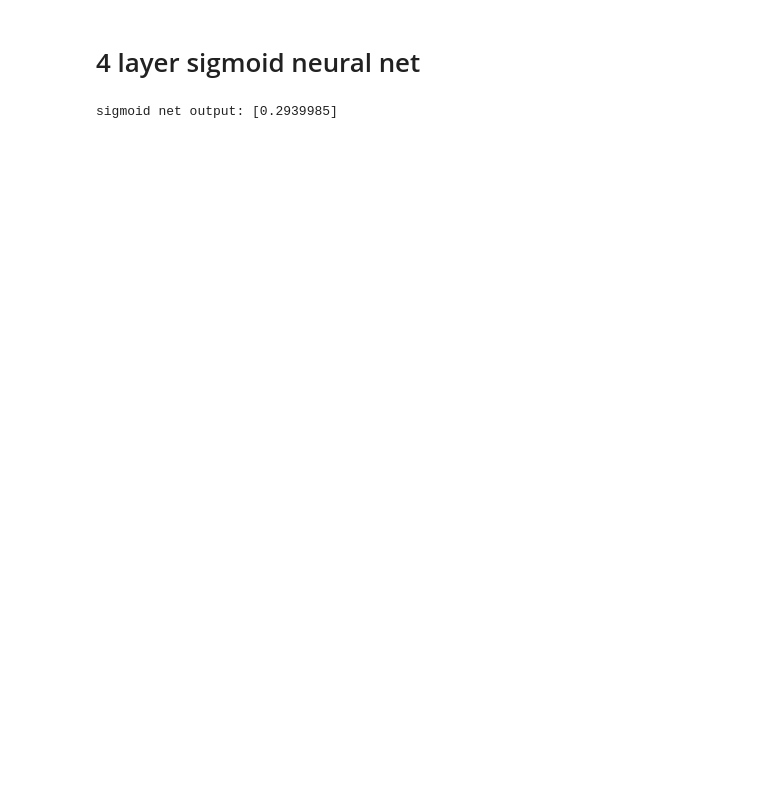
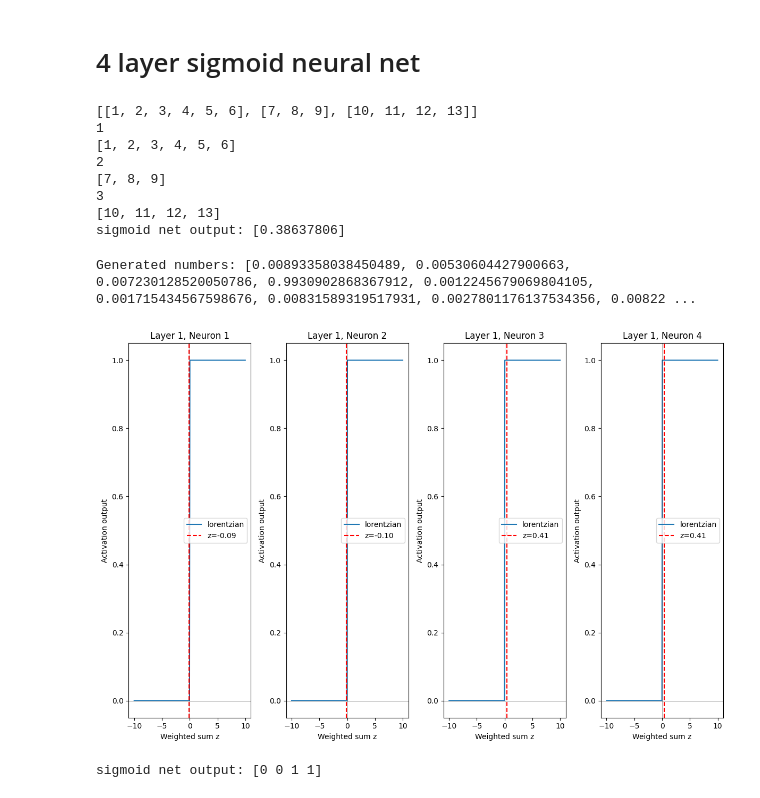
Before and after one commit to damianfrench/Computational-Neuroscience, a Jupyter notebook: Experimenting With Neurons.ipynb, the cells around one changed output. Saved outputs shown, nothing was run; the diff lists cells and outputs as text; code cells hidden in the pictures; blank space fills up the shorter version.

Commit message:
completed exercise 3: using neurons to convert denery representation of 1-10 in binary

```diff
--- a/Experimenting With Neurons.ipynb
+++ b/Experimenting With Neurons.ipynb
@@ -293,8 +340,49 @@ perceptron net output: [0]
 # %% [markdown]
 # 4 layer sigmoid neural net
 # %%
-net=SigmoidNeuronNet([6,4,3,1],seed=42,multiplier=1,plotting=False)
+weights=[[1,2,3,4,5,6],
+         [7,8,9],
+         [10,11,12,13]]
+net=SigmoidNeuronNet([6,3,4,1],seed=42,multiplier=1,plotting=False,all_weights=weights)
 output=net.forward(np.array([0.5,0.67,0.1,0.2,0.3,0.4]))
 print(f"sigmoid net output: {output}")
 # %% [output]
-sigmoid net output: [0.2939985]
+[[1, 2, 3, 4, 5, 6], [7, 8, 9], [10, 11, 12, 13]]
+1
+[1, 2, 3, 4, 5, 6]
+2
+[7, 8, 9]
+3
+[10, 11, 12, 13]
+sigmoid net output: [0.38637806]
+# %%
+import random
+layer_weights = [[
+    [0, 0, 0, 0, 0, 0, 0, 1, 0.5, 0.5],  # neuron 1
+    [0, 0, 0, 0, 0.5, 0.33, 0, 0, 0, 0],     # neuron 2
+    [0, 0, 1, 0.5, 0, 0.33, 0, 0, 0, 0.5],     # neuron 3
+    [0, 1, 0, 0.5, 0, 0, 0.33, 0, 0.5, 0]      # neuron 4
+]]
+bias=[-0.1,-0.1,-0.1,-0.1]  # biases for each neuron in the layer
+
+low1, high1 = 0.0, 0.01   # lower range
+low2, high2 = 0.99, 1.0   # upper range
+
+numbers = []
+for x in ([0,0,0,1,0,0,0,0,0,0]):
+    if x < 0.5:  # 50% chance for lower range
+        numbers.append(random.uniform(low1, high1))
+    else:  # 50% chance for upper range
+        numbers.append(random.uniform(low2, high2))
+print("Generated numbers:", numbers)
+
+net=PerceptronNet([10,4],seed=42,plotting=True,all_weights=layer_weights, all_biases=[bias])
+output=net.forward(numbers)
+print(f"sigmoid net output: {output}")
+
+#0000,0001,0010,0011,0110,0111,1000,1001,1010
+# 0,1,2,3,4,5,6,7,8,9,10
+# %% [output]
+Generated numbers: [0.00893358038450489, 0.00530604427900663, 0.007230128520050786, 0.9930902868367912, 0.0012245679069804105, 0.001715434567598676, 0.00831589319517931, 0.0027801176137534356, 0.00822 ...
+[figure, added]
+sigmoid net output: [0 0 1 1]
```
Also changed, not shown: parts of 2 cells of this notebook.
